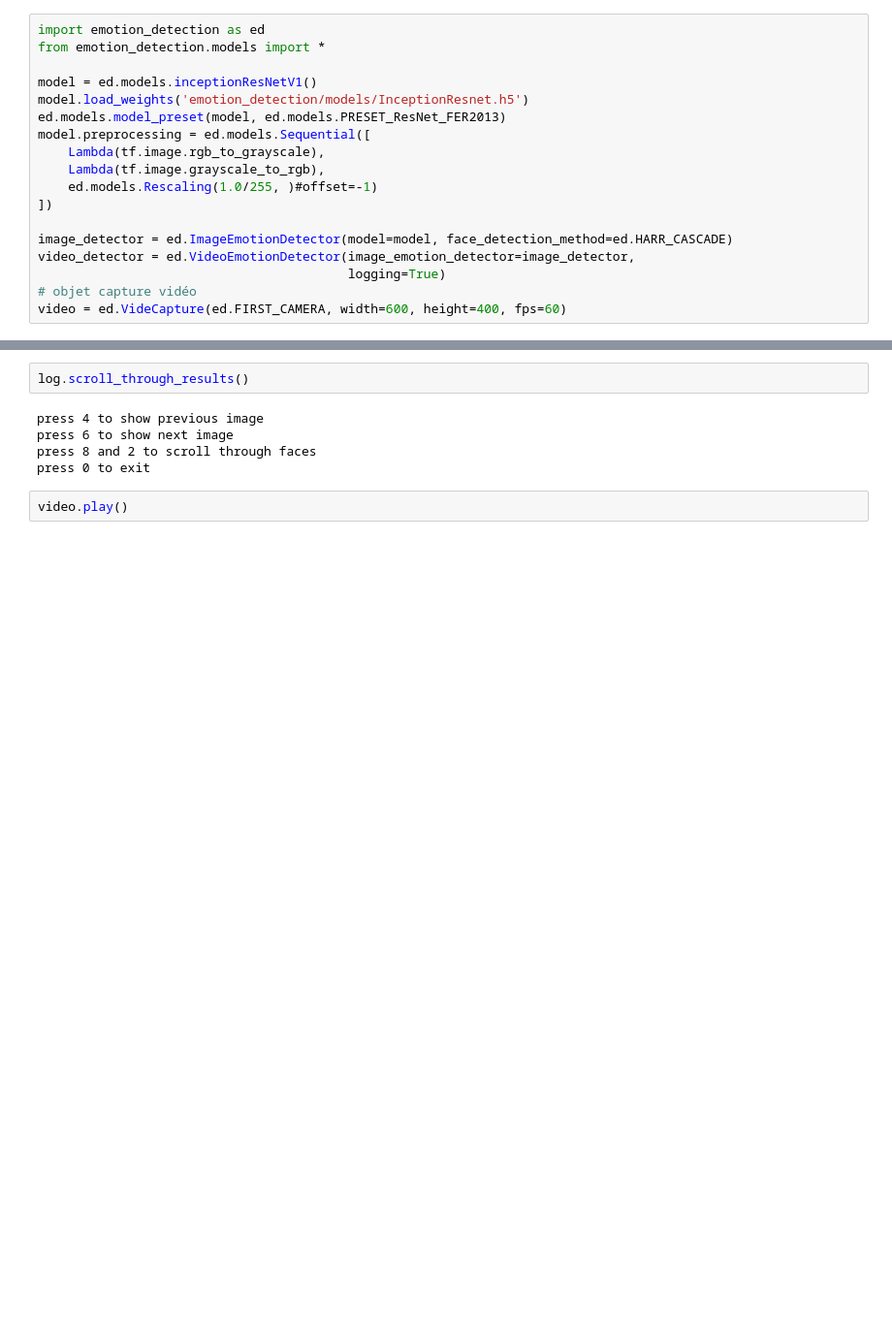
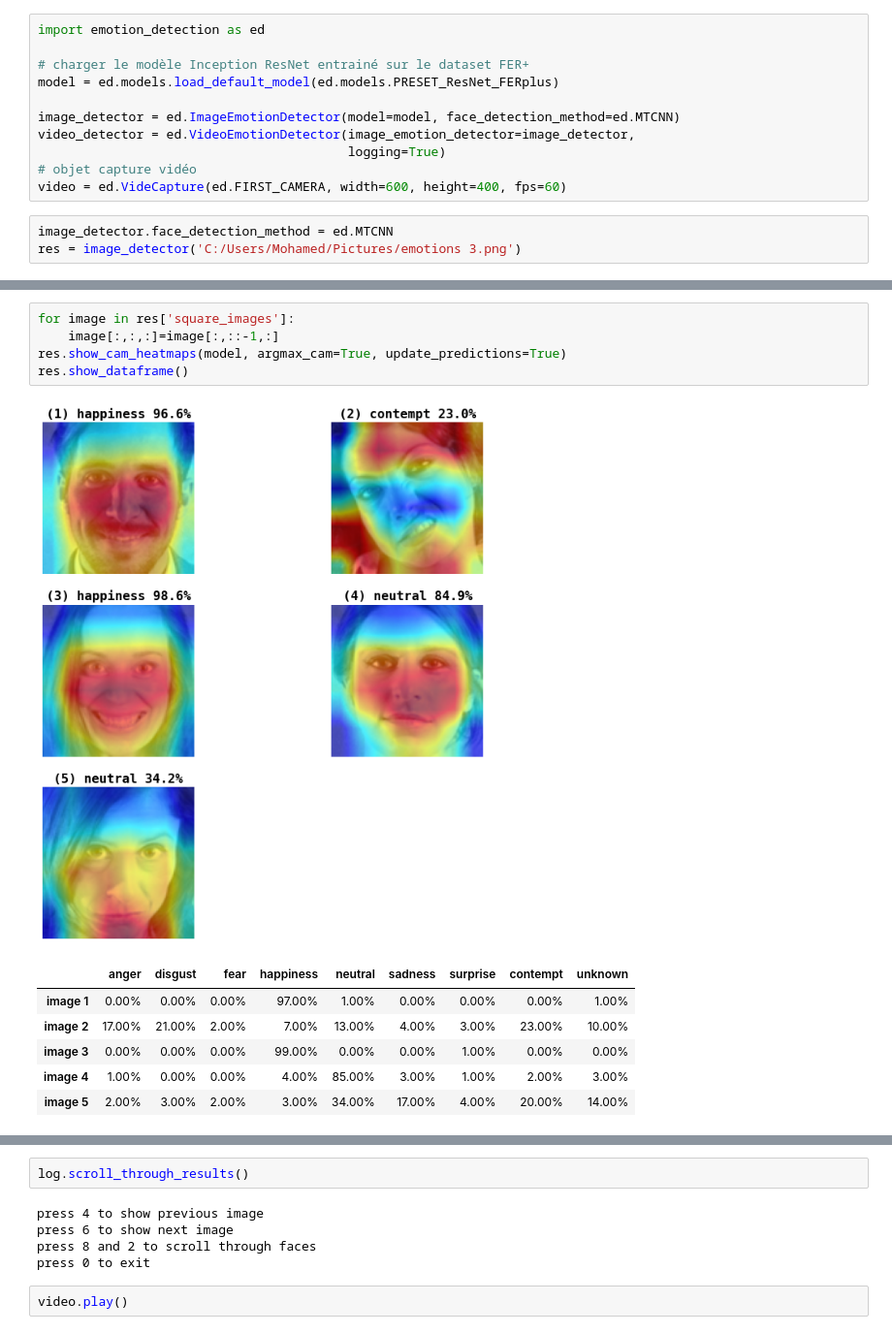
Before and after one commit to m-a-rahal/Emotion_Detection, a Jupyter notebook: vid InceptionResNet.ipynb, the cells around one changed output, grey strips where cells are left out. Shown: that part at 97% size. Drawn from its saved outputs; the diff is of its cells as text; blank space fills up the shorter version.

Commit message:
added Inception ResNet + EAC

```diff
--- a/vid InceptionResNet.ipynb
+++ b/vid InceptionResNet.ipynb
@@ -1,18 +1,14 @@
 # %%
 import emotion_detection as ed
-from emotion_detection.models import *
 
-model = ed.models.inceptionResNetV1()
-model.load_weights('emotion_detection/models/InceptionResnet.h5')
-ed.models.model_preset(model, ed.models.PRESET_ResNet_FER2013)
-model.preprocessing = ed.models.Sequential([
-    Lambda(tf.image.rgb_to_grayscale),
-    Lambda(tf.image.grayscale_to_rgb),
-    ed.models.Rescaling(1.0/255, )#offset=-1)
-])
+# charger le modèle Inception ResNet entrainé sur le dataset FER+
+model = ed.models.load_default_model(ed.models.PRESET_ResNet_FERplus)
 
-image_detector = ed.ImageEmotionDetector(model=model, face_detection_method=ed.HARR_CASCADE)
+image_detector = ed.ImageEmotionDetector(model=model, face_detection_method=ed.MTCNN)
 video_detector = ed.VideoEmotionDetector(image_emotion_detector=image_detector,
                                          logging=True)
 # objet capture vidéo
 video = ed.VideCapture(ed.FIRST_CAMERA, width=600, height=400, fps=60)
+# %%
+image_detector.face_detection_method = ed.MTCNN
+res = image_detector('C:/Users/Mohamed/Pictures/emotions 3.png')
@@ -19 +25,14 @@ video = ed.VideCapture(ed.FIRST_CAMERA, width=600, height=400, fps=60)
+# %%
+for image in res['square_images']:
+    image[:,:,:]=image[:,::-1,:]
+res.show_cam_heatmaps(model, argmax_cam=True, update_predictions=True)
+res.show_dataframe()
+# %% [output]
+[figure, added]
+|  | anger | disgust | fear | happiness | neutral | sadness | surprise | contempt | unknown |
+| image 1 | 0.00% | 0.00% | 0.00% | 97.00% | 1.00% | 0.00% | 0.00% | 0.00% | 1.00% |
+| image 2 | 17.00% | 21.00% | 2.00% | 7.00% | 13.00% | 4.00% | 3.00% | 23.00% | 10.00% |
+| image 3 | 0.00% | 0.00% | 0.00% | 99.00% | 0.00% | 0.00% | 1.00% | 0.00% | 0.00% |
+| image 4 | 1.00% | 0.00% | 0.00% | 4.00% | 85.00% | 3.00% | 1.00% | 2.00% | 3.00% |
+| image 5 | 2.00% | 3.00% | 2.00% | 3.00% | 34.00% | 17.00% | 4.00% | 20.00% | 14.00% |
 # %%
```
Also changed, not shown: parts of 4 cells of this notebook, 10 other files.
